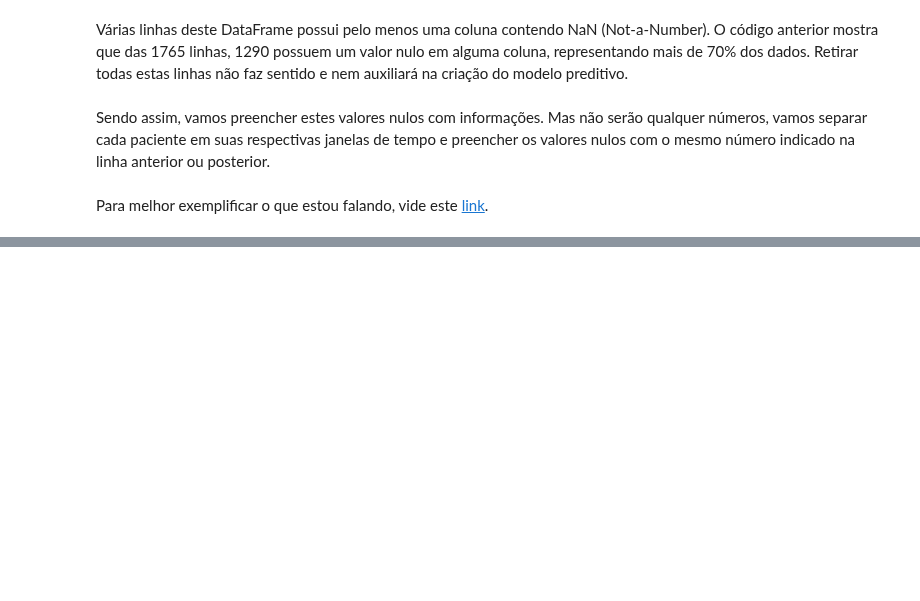
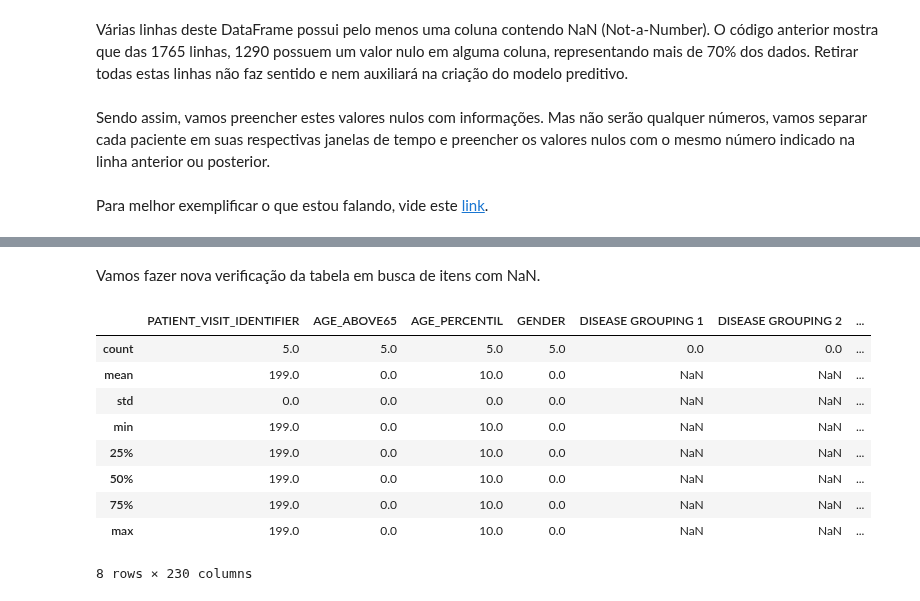
Before and after one commit to VitorFRodrigues/Data-Science-Bootcamp, a Jupyter notebook: Proj05_final/Notebook/Bootcamp_Proj_05.ipynb, the cells around one changed output, grey strips where cells are left out. Drawn from its saved outputs; the diff is of its cells as text; code cells hidden in the pictures; blank space fills up the shorter version.

```diff
--- a/Proj05_final/Notebook/Bootcamp_Proj_05.ipynb
+++ b/Proj05_final/Notebook/Bootcamp_Proj_05.ipynb
@@ -235,0 +341,18 @@ Sendo assim, vamos preencher estes valores nulos com informações. Mas não ser
+# %% [markdown]
+Vamos fazer nova verificação da tabela em busca de itens com NaN.
+# %%
+is_NaN = dados_limpos.isnull()
+row_has_NaN = is_NaN.any(axis=1)
+rows_with_NaN = dados_limpos[row_has_NaN]
+rows_with_NaN.describe()
+# %% [output]
+|  | PATIENT_VISIT_IDENTIFIER | AGE_ABOVE65 | AGE_PERCENTIL | GENDER | DISEASE GROUPING 1 | DISEASE GROUPING 2 | ... |
+| count | 5.0 | 5.0 | 5.0 | 5.0 | 0.0 | 0.0 | ... |
+| mean | 199.0 | 0.0 | 10.0 | 0.0 | NaN | NaN | ... |
+| std | 0.0 | 0.0 | 0.0 | 0.0 | NaN | NaN | ... |
+| min | 199.0 | 0.0 | 10.0 | 0.0 | NaN | NaN | ... |
+| 25% | 199.0 | 0.0 | 10.0 | 0.0 | NaN | NaN | ... |
+| 50% | 199.0 | 0.0 | 10.0 | 0.0 | NaN | NaN | ... |
+| 75% | 199.0 | 0.0 | 10.0 | 0.0 | NaN | NaN | ... |
+| max | 199.0 | 0.0 | 10.0 | 0.0 | NaN | NaN | ... |
+8 rows × 230 columns
```
Also changed, not shown: parts of 18 cells of this notebook.
